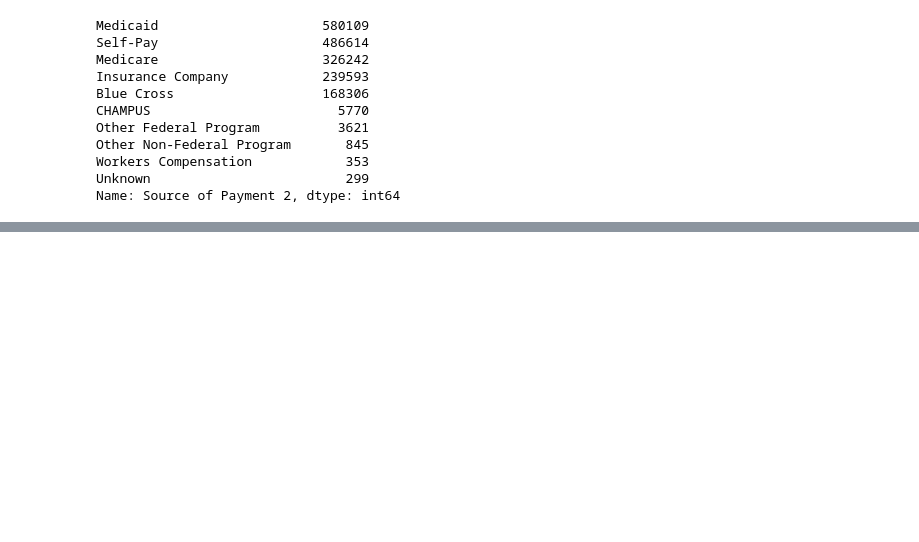
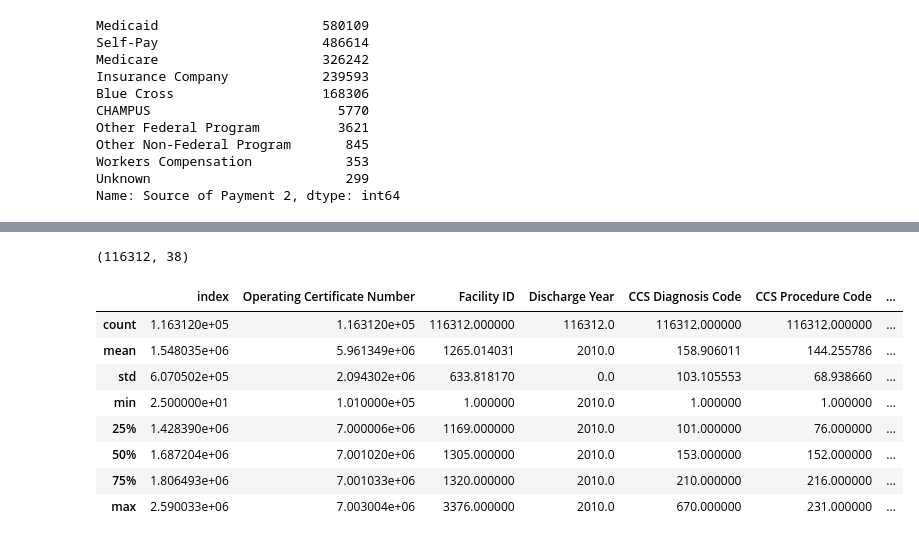
Before and after one commit to amitgit2510/Info_miners_2, a Jupyter notebook: Course_Project_2.ipynb, the cells around one changed output, grey strips where cells are left out. Cells and saved outputs as stored; diff of their text form; code cells hidden in the pictures; blank space fills up the shorter version.

```diff
--- a/Course_Project_2.ipynb
+++ b/Course_Project_2.ipynb
@@ -148,0 +284,17 @@ scat = sns.pairplot(df, hue = 'Gender')
+# %%
+df4 = df.dropna()
+df4.shape
+# %% [output]
+(116312, 38)
+# %%
+df4.describe()
+# %% [output]
+|  | index | Operating Certificate Number | Facility ID | Discharge Year | CCS Diagnosis Code | CCS Procedure Code | ... |
+| count | 1.163120e+05 | 1.163120e+05 | 116312.000000 | 116312.0 | 116312.000000 | 116312.000000 | ... |
+| mean | 1.548035e+06 | 5.961349e+06 | 1265.014031 | 2010.0 | 158.906011 | 144.255786 | ... |
+| std | 6.070502e+05 | 2.094302e+06 | 633.818170 | 0.0 | 103.105553 | 68.938660 | ... |
+| min | 2.500000e+01 | 1.010000e+05 | 1.000000 | 2010.0 | 1.000000 | 1.000000 | ... |
+| 25% | 1.428390e+06 | 7.000006e+06 | 1169.000000 | 2010.0 | 101.000000 | 76.000000 | ... |
+| 50% | 1.687204e+06 | 7.001020e+06 | 1305.000000 | 2010.0 | 153.000000 | 152.000000 | ... |
+| 75% | 1.806493e+06 | 7.001033e+06 | 1320.000000 | 2010.0 | 210.000000 | 216.000000 | ... |
+| max | 2.590033e+06 | 7.003004e+06 | 3376.000000 | 2010.0 | 670.000000 | 231.000000 | ... |
```
Also changed, not shown: parts of 32 cells of this notebook.
